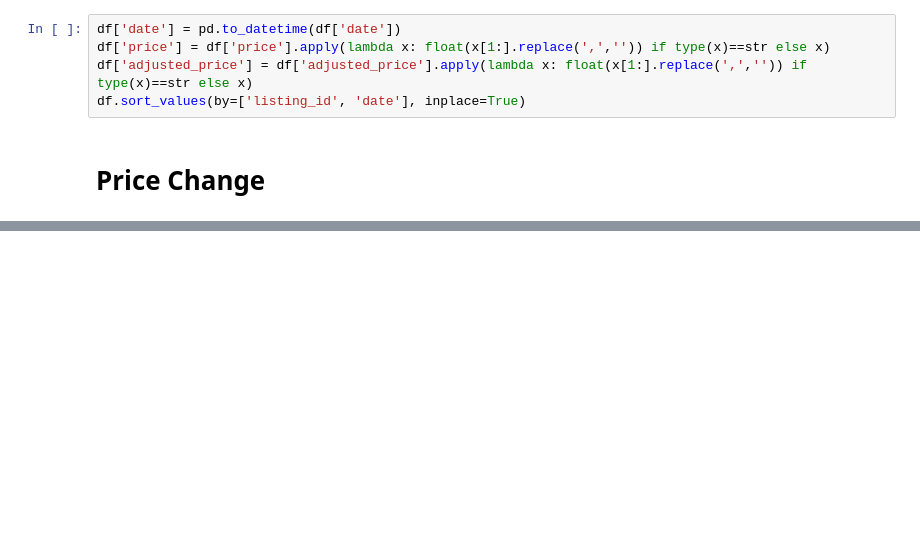
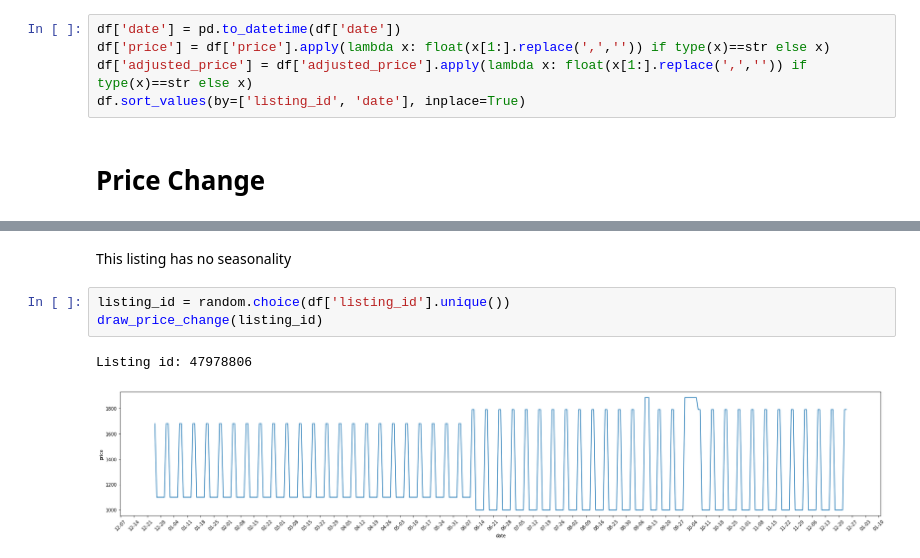
Before and after one commit to anqi-guo/udacity-dsnd-project1, a Jupyter notebook: calendar.ipynb, the cells around one changed output, grey strips where cells are left out. Cells and saved outputs as stored; diff of their text form; blank space fills up the shorter version.

```diff
--- a/calendar.ipynb
+++ b/calendar.ipynb
@@ -67,0 +79,8 @@ plt.setp(ax.xaxis.get_majorticklabels(), rotation = 45);
+# %% [markdown]
+This listing has no seasonality
+# %%
+listing_id = random.choice(df['listing_id'].unique())
+draw_price_change(listing_id)
+# %% [output]
+Listing id: 47978806
+[figure, added]
```
Also changed, not shown: parts of 4 cells of this notebook.
